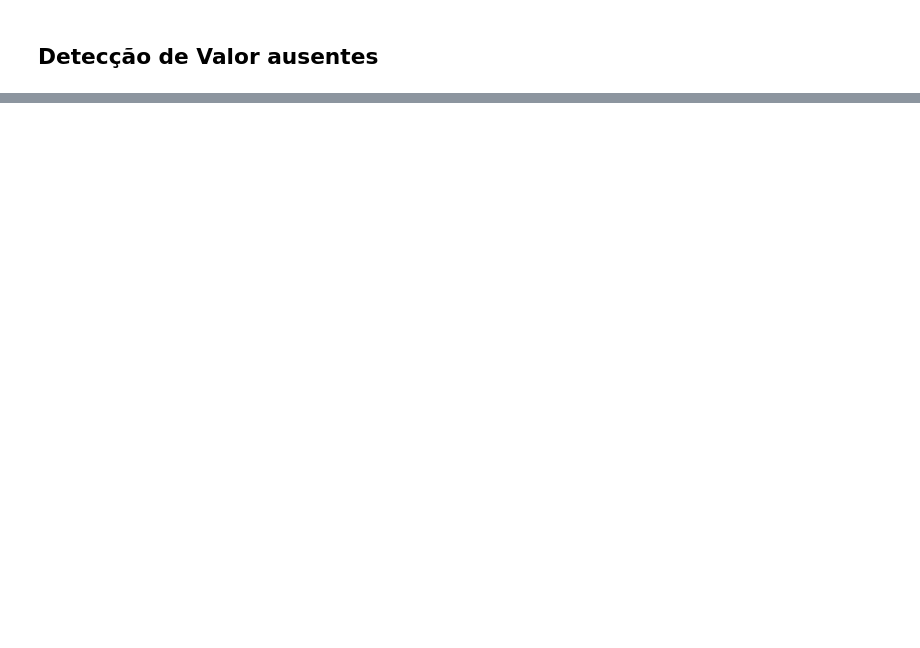
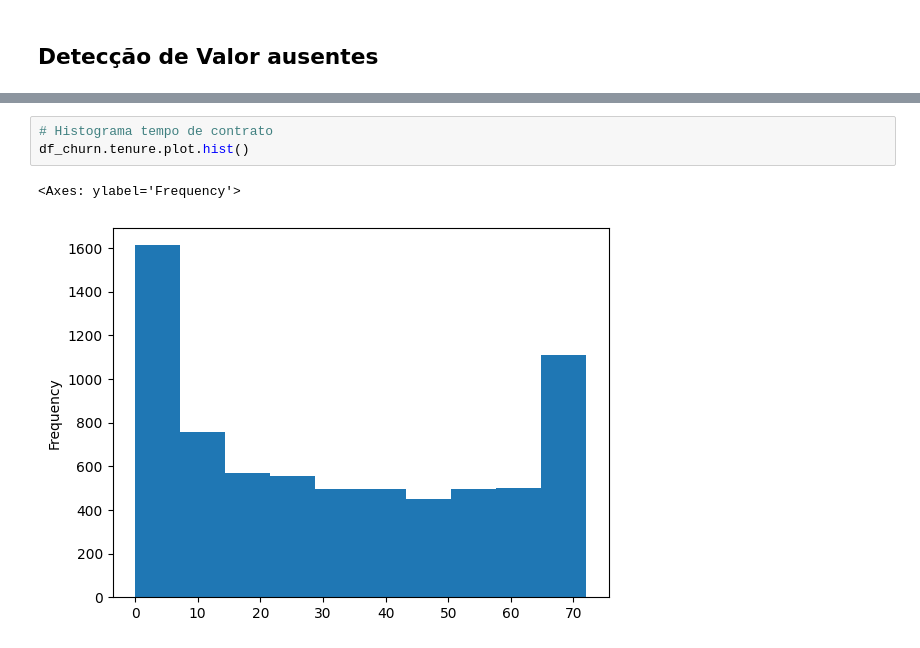
Before and after one commit to ArthurPedroti/eda, a Jupyter notebook: eda_churn.ipynb, the cells around one changed output, grey strips where cells are left out. Cells and saved outputs as stored; diff of their text form; blank space fills up the shorter version.

```diff
--- a/eda_churn.ipynb
+++ b/eda_churn.ipynb
@@ -360,0 +589,6 @@ dtype: int64
+# %%
+# Histograma tempo de contrato
+df_churn.tenure.plot.hist()
+# %% [output]
+<Axes: ylabel='Frequency'>
+[figure, added]
```
Also changed, not shown: parts of 35 cells of this notebook.
